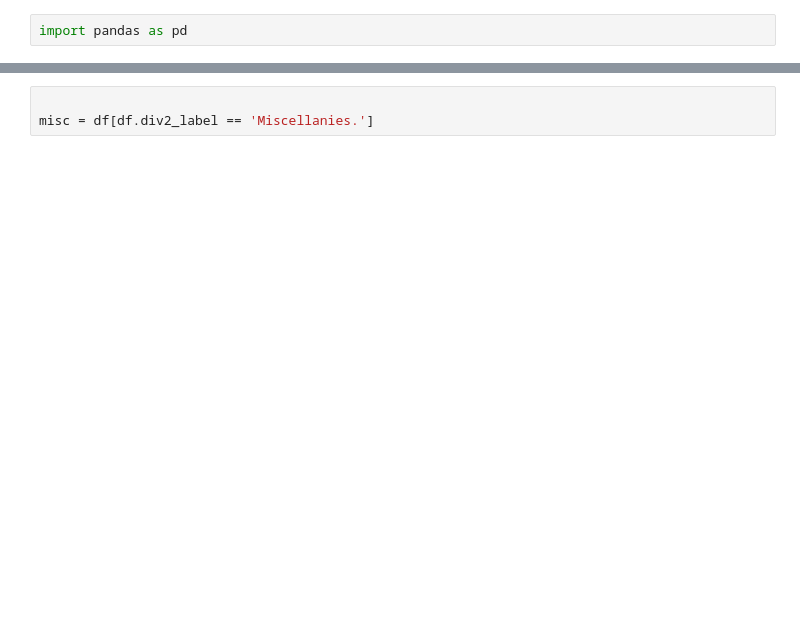
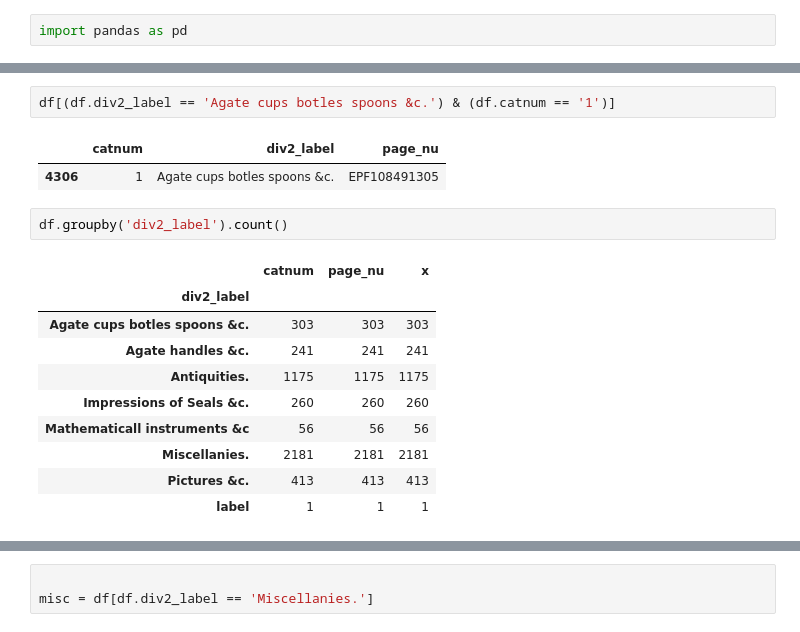
Before and after one commit to Violin1208/sloane, a Jupyter notebook: extract_all_sloane_catnums_div2_label_pb.ipynb, the cells around one changed output, grey strips where cells are left out. Cells and saved outputs as stored; diff of their text form; blank space fills up the shorter version.

```diff
--- a/extract_all_sloane_catnums_div2_label_pb.ipynb
+++ b/extract_all_sloane_catnums_div2_label_pb.ipynb
@@ -192 +288,19 @@ df.head()
+# %%
+df[(df.div2_label == 'Agate cups botles spoons &c.') & (df.catnum == '1')]
+# %% [output]
+|  | catnum | div2_label | page_nu |
+| 4306 | 1 | Agate cups botles spoons &c. | EPF108491305 |
+# %%
+df.groupby('div2_label').count()
+# %% [output]
+|  | catnum | page_nu | x |
+| div2_label |  |  |  |
+| Agate cups botles spoons &c. | 303 | 303 | 303 |
+| Agate handles &c. | 241 | 241 | 241 |
+| Antiquities. | 1175 | 1175 | 1175 |
+| Impressions of Seals &c. | 260 | 260 | 260 |
+| Mathematicall instruments &c | 56 | 56 | 56 |
+| Miscellanies. | 2181 | 2181 | 2181 |
+| Pictures &c. | 413 | 413 | 413 |
+| label | 1 | 1 | 1 |
 # %%
```
Also changed, not shown: parts of 40 cells of this notebook.
